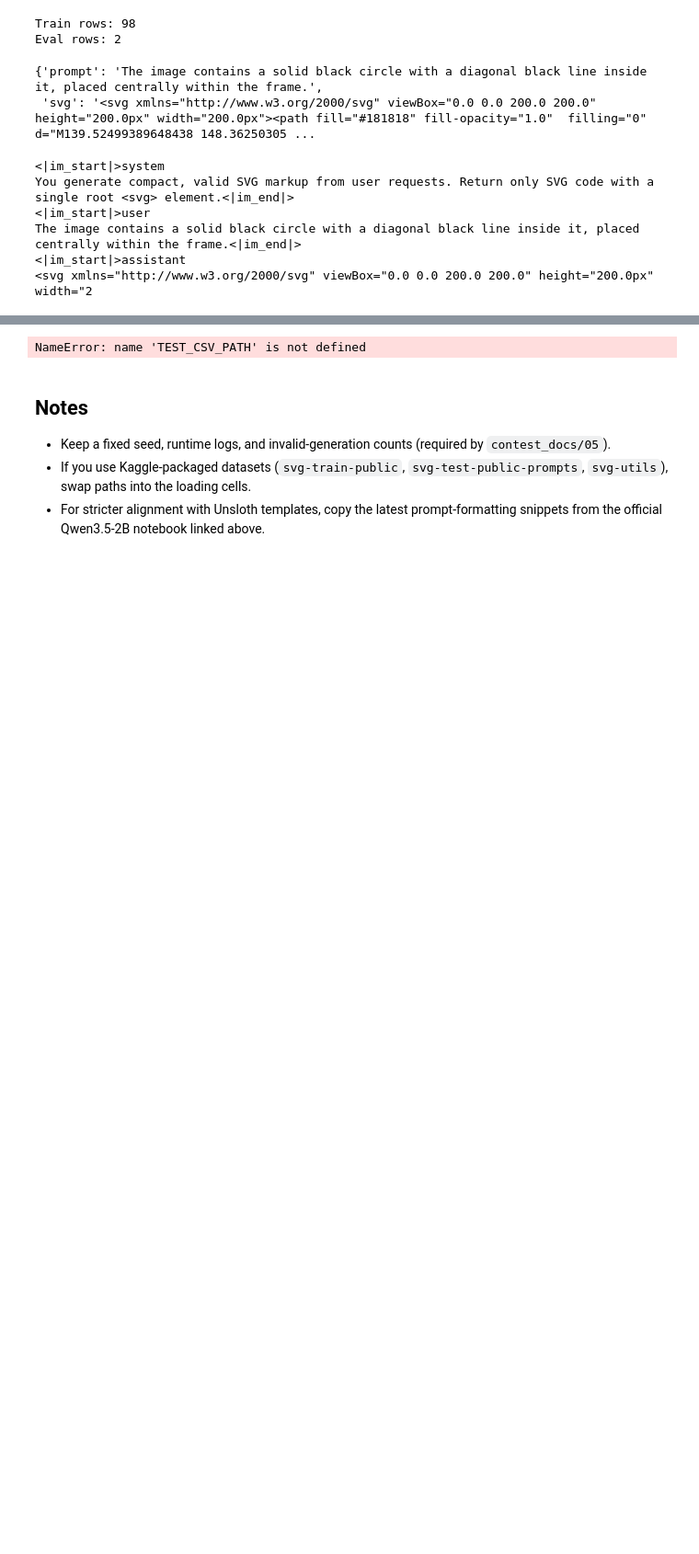
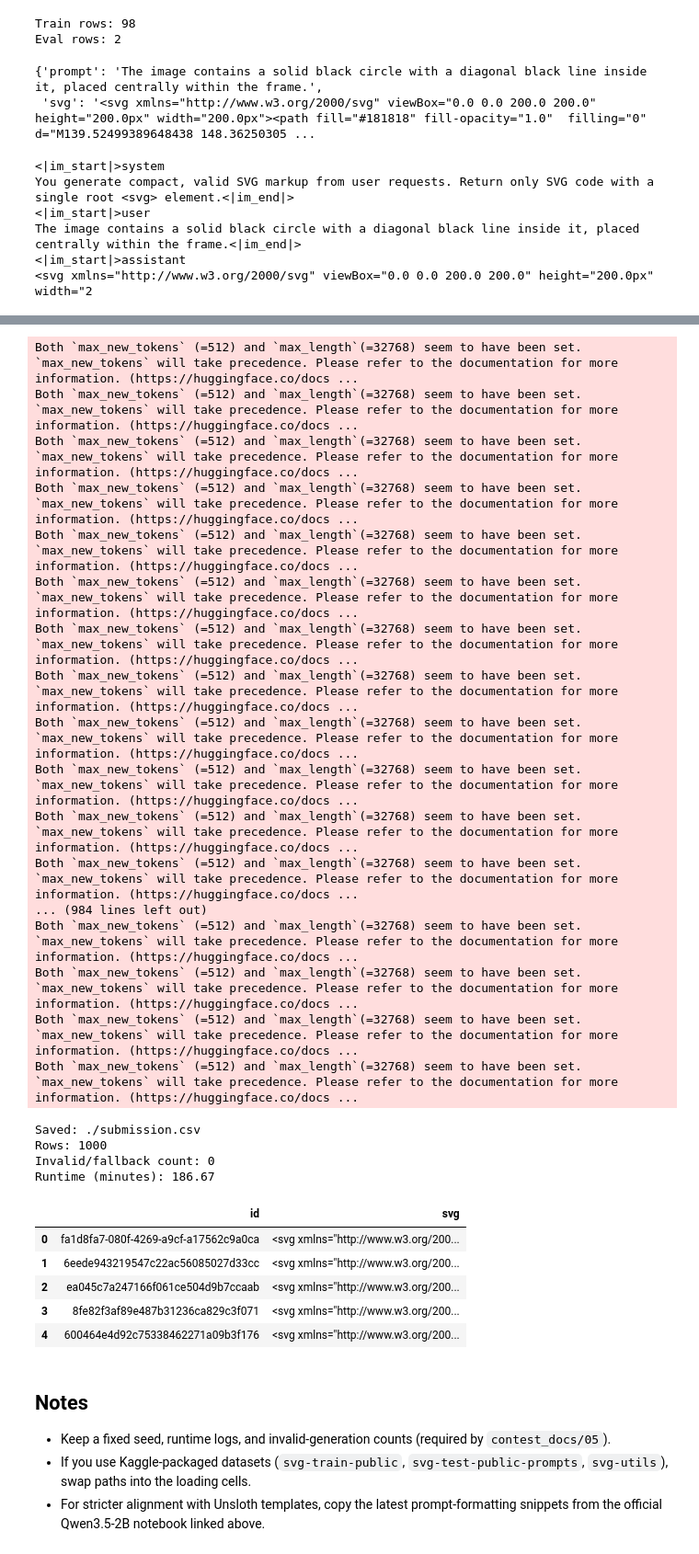
Before and after one commit to anthony-lamelas/SVG_Generation_Model, a Jupyter notebook: starter-notebook.ipynb, the cells around one changed output, grey strips where cells are left out. Shown at 92% size. Drawn from its saved outputs; the diff is of its cells as text; code cells hidden in the pictures; blank space fills up the shorter version.

```diff
--- a/starter-notebook.ipynb
+++ b/starter-notebook.ipynb
@@ -55,6 +55,14 @@ CUDA available: False
 # %%
 # Core training config.
 # Keep runtime targets in line with contest_docs guidance (roughly <= 6-8 hours training).
+from pathlib import Path
+
+default_output_dir = (
+    "/kaggle/working/qwen2b_svg_lora"
+    if Path("/kaggle/working").exists()
+    else str(Path("./artifacts/qwen2b_svg_lora").resolve())
+)
+
 CONFIG = {
     "model_name": "unsloth/Qwen2.5-1.5B-Instruct-bnb-4bit",
     "max_seq_length": 2048,
@@ -71,8 +79,9 @@ CONFIG = {
     "save_steps": 200,
     "max_train_samples_per_source": 100,
     "eval_size": 0.02,
-    "output_dir": "/kaggle/working/qwen2b_svg_lora",
+    "output_dir": default_output_dir,
 }
 
+print(f"Using output_dir: {CONFIG['output_dir']}")
 CONFIG
 # %% [output]
@@ -359,36 +430,69 @@ NameError: name 'FastLanguageModel' is not defined
 # %%
 # Submission generation scaffold: expects Kaggle prompt file with columns `id,prompt`.
-TEST_PROMPTS_PATH = "/kaggle/input/svg-test-public-prompts/test_prompts.csv"
-SUBMISSION_PATH = "/kaggle/working/submission.csv"
+# TEST_PROMPTS_PATH = "/kaggle/input/svg-test-public-prompts/test_prompts.csv"
+# SUBMISSION_PATH = "/kaggle/working/submission.csv"
 
 # Save locally
 TEST_PROMPTS_PATH = TEST_CSV_PATH
 SUBMISSION_PATH = "./submission.csv"
 
 test_df = pd.read_csv(TEST_PROMPTS_PATH)
 
+batch_size = 16
 rows = []
 invalid_count = 0
 t0 = time.time()
 
-for _, row in test_df.iterrows():
-    svg = generate_svg(row["prompt"])
-    if not is_valid_svg(svg):
-        invalid_count += 1
-        svg = fallback_svg(row["prompt"])
-    rows.append({"id": row["id"], "svg": svg})
+for start in range(0, len(test_df), batch_size):
+    batch_df = test_df.iloc[start:start + batch_size]
+    prompts = batch_df["prompt"].tolist()
+    ids = batch_df["id"].tolist()
+
+    svgs = generate_svg_batch(prompts, max_new_tokens=192)
+
+    for sample_id, prompt, svg in zip(ids, prompts, svgs):
+        if not is_valid_svg(svg):
+            invalid_count += 1
+            svg = fallback_svg(prompt)
+        rows.append({"id": sample_id, "svg": svg})
 
 sub_df = pd.DataFrame(rows)
 sub_df.to_csv(SUBMISSION_PATH, index=False)
 
 elapsed_min = (time.time() - t0) / 60
 print(f"Saved: {SUBMISSION_PATH}")
 print(f"Rows: {len(sub_df)}")
 print(f"Invalid/fallback count: {invalid_count}")
 print(f"Runtime (minutes): {elapsed_min:.2f}")
 sub_df.head()
 # %% [output]
-NameError: name 'TEST_CSV_PATH' is not defined
+Both `max_new_tokens` (=512) and `max_length`(=32768) seem to have been set. `max_new_tokens` will take precedence. Please refer to the documentation for more information. (https://huggingface.co/docs ...
+Both `max_new_tokens` (=512) and `max_length`(=32768) seem to have been set. `max_new_tokens` will take precedence. Please refer to the documentation for more information. (https://huggingface.co/docs ...
+Both `max_new_tokens` (=512) and `max_length`(=32768) seem to have been set. `max_new_tokens` will take precedence. Please refer to the documentation for more information. (https://huggingface.co/docs ...
+Both `max_new_tokens` (=512) and `max_length`(=32768) seem to have been set. `max_new_tokens` will take precedence. Please refer to the documentation for more information. (https://huggingface.co/docs ...
+Both `max_new_tokens` (=512) and `max_length`(=32768) seem to have been set. `max_new_tokens` will take precedence. Please refer to the documentation for more information. (https://huggingface.co/docs ...
+Both `max_new_tokens` (=512) and `max_length`(=32768) seem to have been set. `max_new_tokens` will take precedence. Please refer to the documentation for more information. (https://huggingface.co/docs ...
+Both `max_new_tokens` (=512) and `max_length`(=32768) seem to have been set. `max_new_tokens` will take precedence. Please refer to the documentation for more information. (https://huggingface.co/docs ...
+Both `max_new_tokens` (=512) and `max_length`(=32768) seem to have been set. `max_new_tokens` will take precedence. Please refer to the documentation for more information. (https://huggingface.co/docs ...
+Both `max_new_tokens` (=512) and `max_length`(=32768) seem to have been set. `max_new_tokens` will take precedence. Please refer to the documentation for more information. (https://huggingface.co/docs ...
+Both `max_new_tokens` (=512) and `max_length`(=32768) seem to have been set. `max_new_tokens` will take precedence. Please refer to the documentation for more information. (https://huggingface.co/docs ...
+Both `max_new_tokens` (=512) and `max_length`(=32768) seem to have been set. `max_new_tokens` will take precedence. Please refer to the documentation for more information. (https://huggingface.co/docs ...
+Both `max_new_tokens` (=512) and `max_length`(=32768) seem to have been set. `max_new_tokens` will take precedence. Please refer to the documentation for more information. (https://huggingface.co/docs ...
+... (984 lines left out)
+Both `max_new_tokens` (=512) and `max_length`(=32768) seem to have been set. `max_new_tokens` will take precedence. Please refer to the documentation for more information. (https://huggingface.co/docs ...
+Both `max_new_tokens` (=512) and `max_length`(=32768) seem to have been set. `max_new_tokens` will take precedence. Please refer to the documentation for more information. (https://huggingface.co/docs ...
+Both `max_new_tokens` (=512) and `max_length`(=32768) seem to have been set. `max_new_tokens` will take precedence. Please refer to the documentation for more information. (https://huggingface.co/docs ...
+Both `max_new_tokens` (=512) and `max_length`(=32768) seem to have been set. `max_new_tokens` will take precedence. Please refer to the documentation for more information. (https://huggingface.co/docs ...
+Saved: ./submission.csv
+Rows: 1000
+Invalid/fallback count: 0
+Runtime (minutes): 186.67
+|  | id | svg |
+| 0 | fa1d8fa7-080f-4269-a9cf-a17562c9a0ca | <svg xmlns="http://www.w3.org/200... |
+| 1 | 6eede943219547c22ac56085027d33cc | <svg xmlns="http://www.w3.org/200... |
+| 2 | ea045c7a247166f061ce504d9b7ccaab | <svg xmlns="http://www.w3.org/200... |
+| 3 | 8fe82f3af89e487b31236ca829c3f071 | <svg xmlns="http://www.w3.org/200... |
+| 4 | 600464e4d92c75338462271a09b3f176 | <svg xmlns="http://www.w3.org/200... |
 # %% [markdown]
 ## Notes
 
```
Also changed, not shown: parts of 8 cells of this notebook, 3 other files.
